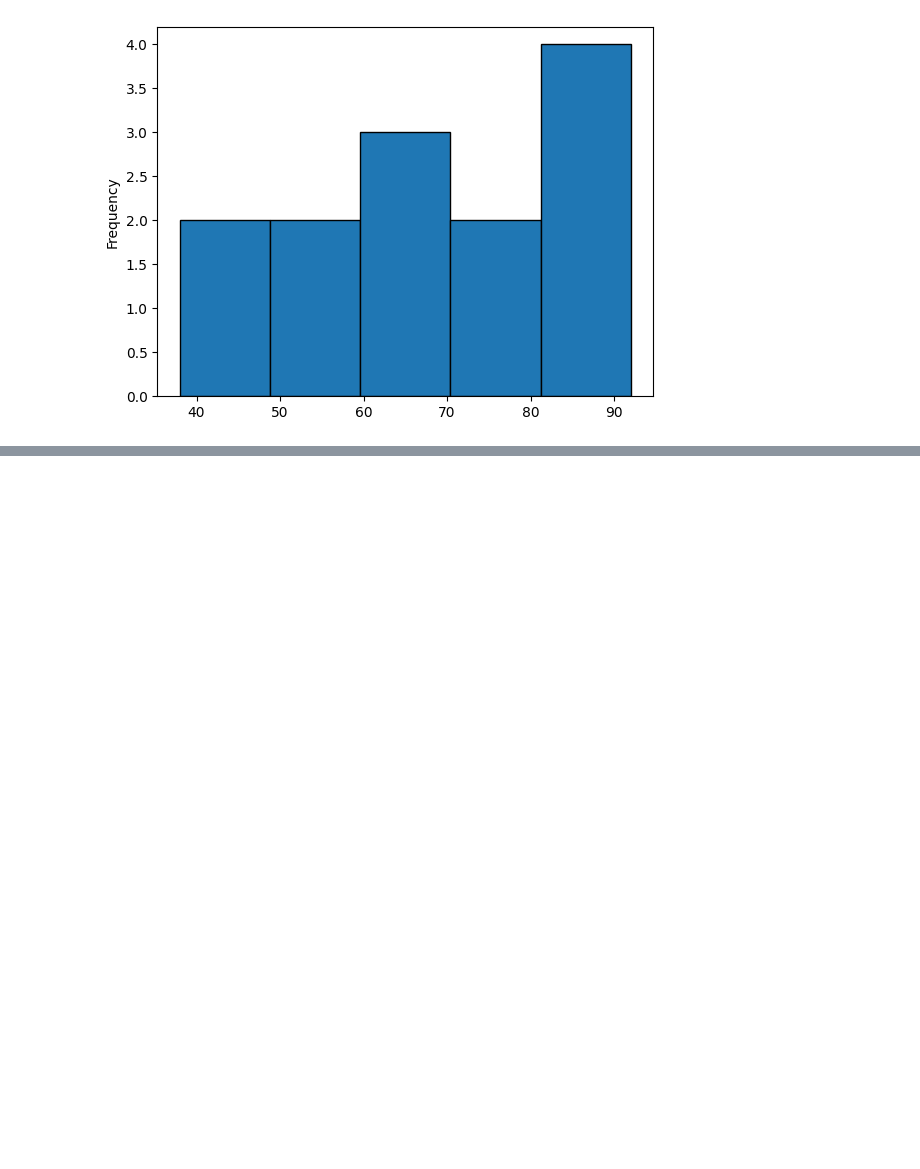
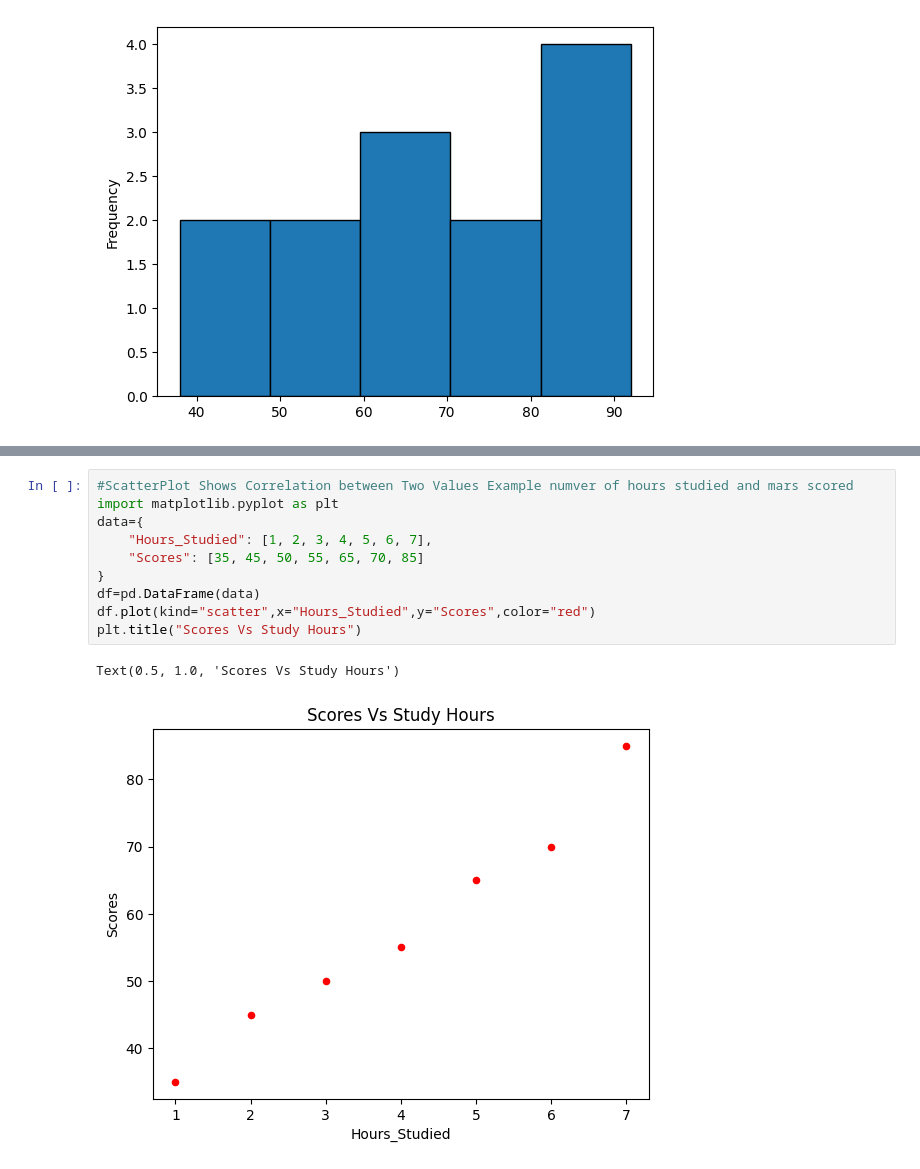
Before and after one commit to AdityaUjjawalThakur/NumPy, a Jupyter notebook: plot.ipynb, the cells around one changed output, grey strips where cells are left out. Cells and saved outputs as stored; diff of their text form; blank space fills up the shorter version.

```diff
--- a/plot.ipynb
+++ b/plot.ipynb
@@ -121,0 +153,13 @@ marks["Marks"].plot(kind="hist",bins=5,edgecolor="black")
+# %%
+#ScatterPlot Shows Correlation between Two Values Example numver of hours studied and mars scored
+import matplotlib.pyplot as plt
+data={
+    "Hours_Studied": [1, 2, 3, 4, 5, 6, 7],
+    "Scores": [35, 45, 50, 55, 65, 70, 85]
+}
+df=pd.DataFrame(data)
+df.plot(kind="scatter",x="Hours_Studied",y="Scores",color="red")
+plt.title("Scores Vs Study Hours")
+# %% [output]
+Text(0.5, 1.0, 'Scores Vs Study Hours')
+[figure, added]
```
Also changed, not shown: parts of 3 cells of this notebook.
